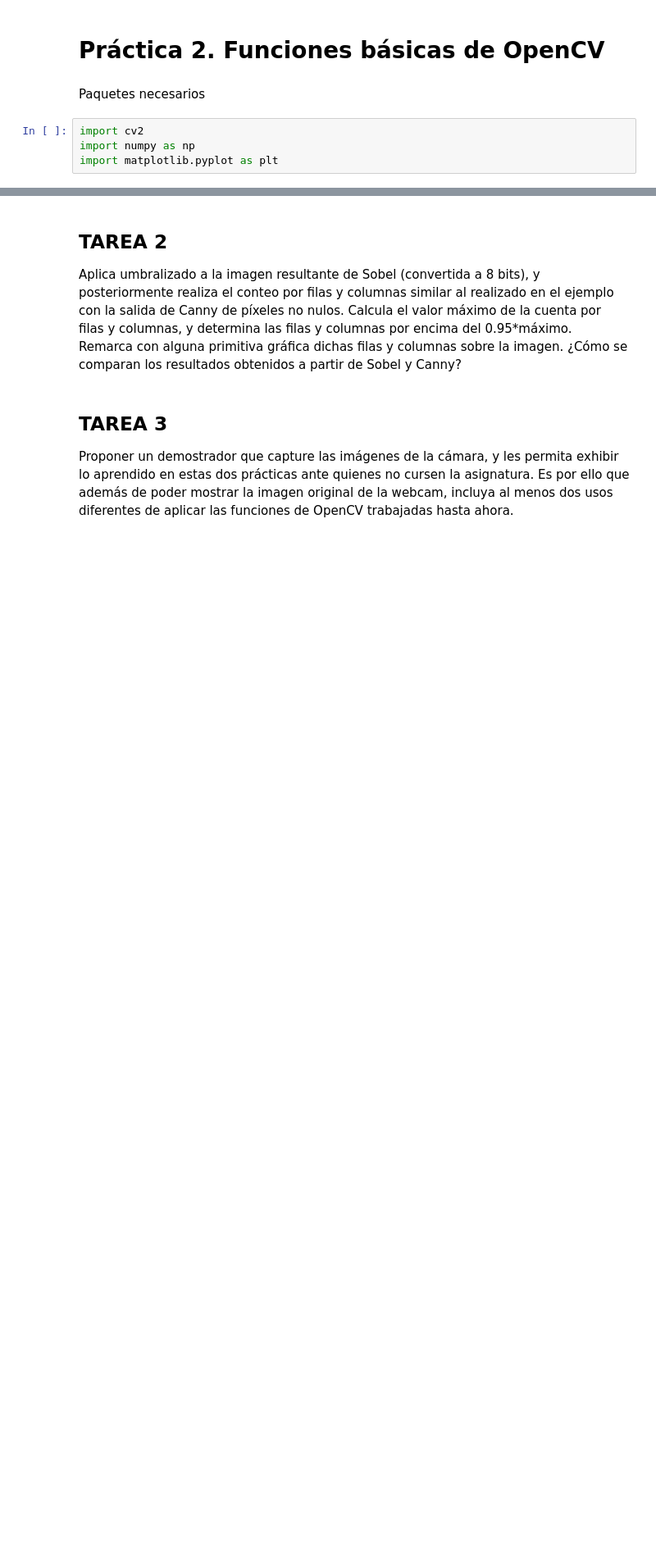
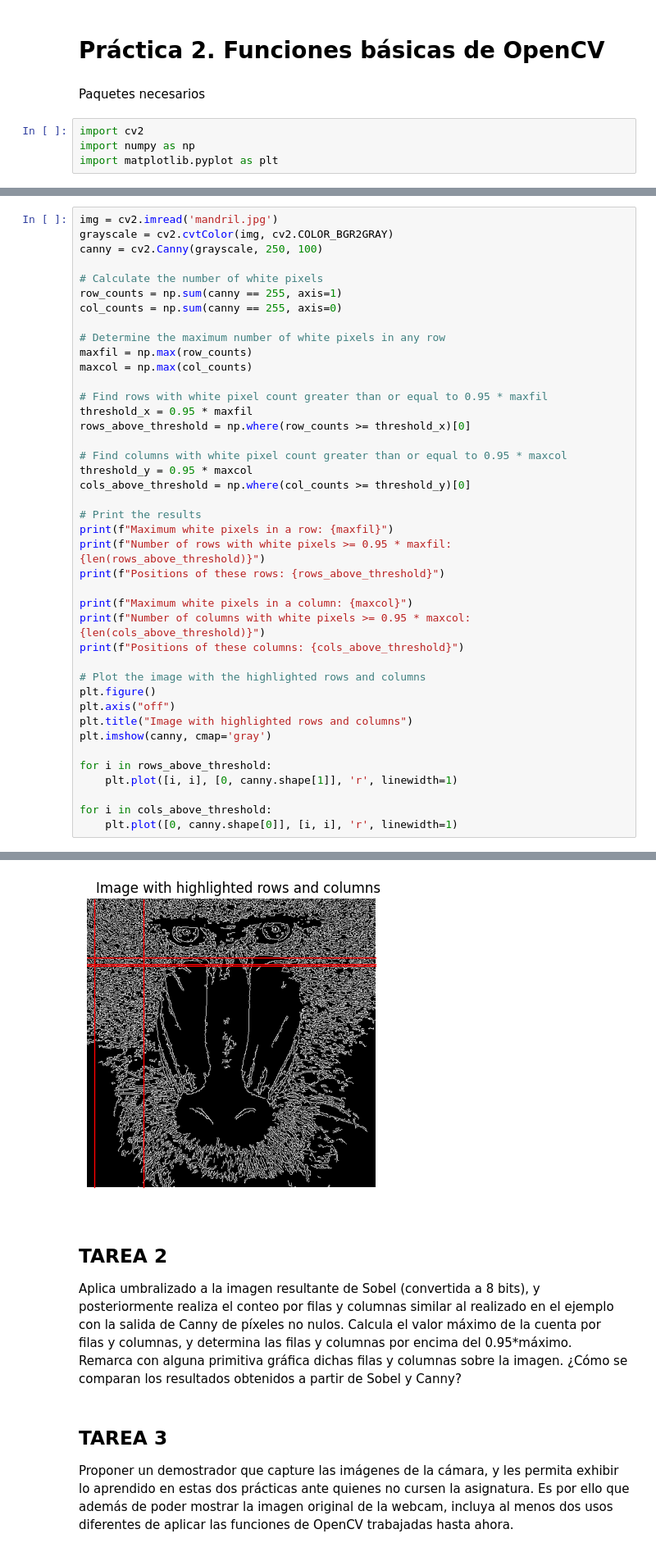
Before and after one commit to gitfrandu4/40982-VC_P2, a Jupyter notebook: VC_P2.ipynb, the cells around one changed output, grey strips where cells are left out. Shown at 82% size. Saved outputs shown, nothing was run; the diff lists cells and outputs as text; blank space fills up the shorter version.

```diff
--- a/VC_P2.ipynb
+++ b/VC_P2.ipynb
@@ -12,0 +73,42 @@ Realiza la cuenta de píxeles blancos por filas (en lugar de por columnas). Dete
+# %%
+img = cv2.imread('mandril.jpg')
+grayscale = cv2.cvtColor(img, cv2.COLOR_BGR2GRAY)
+canny = cv2.Canny(grayscale, 250, 100)
+
+# Calculate the number of white pixels
+row_counts = np.sum(canny == 255, axis=1)
+col_counts = np.sum(canny == 255, axis=0)
+
+# Determine the maximum number of white pixels in any row
+maxfil = np.max(row_counts)
+maxcol = np.max(col_counts)
+
+# Find rows with white pixel count greater than or equal to 0.95 * maxfil
+threshold_x = 0.95 * maxfil
+rows_above_threshold = np.where(row_counts >= threshold_x)[0]
+
+# Find columns with white pixel count greater than or equal to 0.95 * maxcol
+threshold_y = 0.95 * maxcol
+cols_above_threshold = np.where(col_counts >= threshold_y)[0]
+
+# Print the results
+print(f"Maximum white pixels in a row: {maxfil}")
+print(f"Number of rows with white pixels >= 0.95 * maxfil: {len(rows_above_threshold)}")
+print(f"Positions of these rows: {rows_above_threshold}")
+
+print(f"Maximum white pixels in a column: {maxcol}")
+print(f"Number of columns with white pixels >= 0.95 * maxcol: {len(cols_above_threshold)}")
+print(f"Positions of these columns: {cols_above_threshold}")
+
+# Plot the image with the highlighted rows and columns
+plt.figure()
+plt.axis("off")
+plt.title("Image with highlighted rows and columns")
+plt.imshow(canny, cmap='gray')
+
+for i in rows_above_threshold:
+    plt.plot([i, i], [0, canny.shape[1]], 'r', linewidth=1)
+
+for i in cols_above_threshold:
+    plt.plot([0, canny.shape[0]], [i, i], 'r', linewidth=1)
+# %% [output]
@@ -13,3 +121,4 @@ Realiza la cuenta de píxeles blancos por filas (en lugar de por columnas). Dete
+[figure, added]
 # %% [markdown]
 ## TAREA 2
 
```
Also changed, not shown: parts of 6 cells of this notebook.
